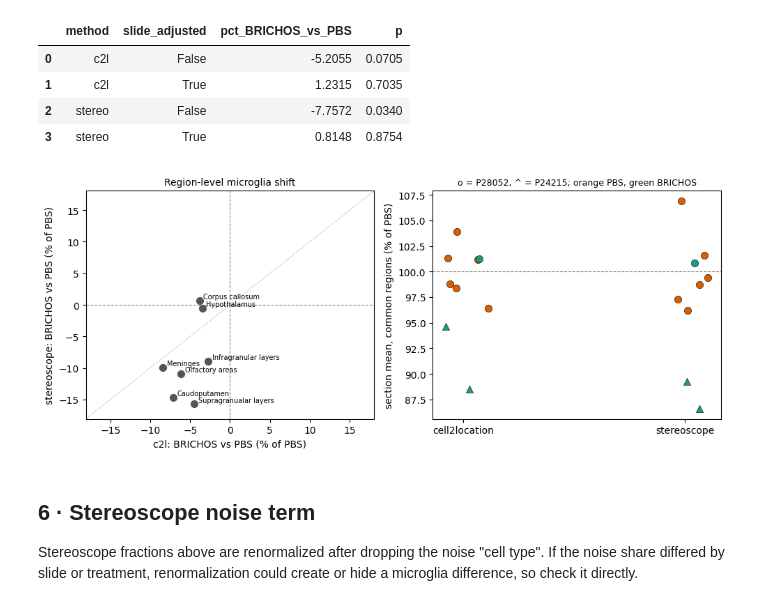
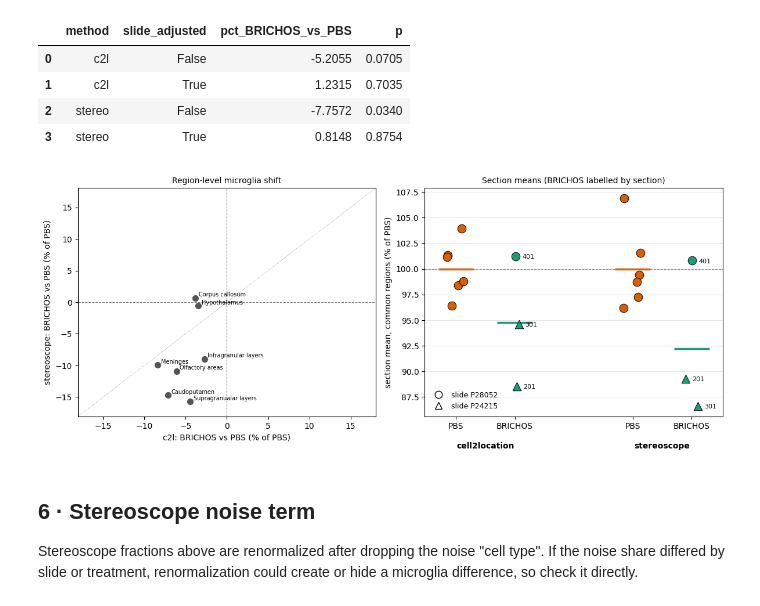
Before and after one commit to christoffermattssonlangseth/ST-BRICHOS, a Jupyter notebook: notebooks/03/09d-stereoscope-vs-cell2location.ipynb, the cells around one changed output. Drawn from its saved outputs; the diff is of its cells as text; code cells hidden in the pictures.

```diff
--- a/notebooks/03/09d-stereoscope-vs-cell2location.ipynb
+++ b/notebooks/03/09d-stereoscope-vs-cell2location.ipynb
@@ -298,34 +298,52 @@ display(reg_mixed.round(4))
 | 2 | stereo | False | -7.7572 | 0.0340 |
 | 3 | stereo | True | 0.8148 | 0.8754 |
 # %%
-fig, axes = plt.subplots(1, 2, figsize=(10, 4.2))
+fig, axes = plt.subplots(1, 2, figsize=(12, 5))
 ax = axes[0]
 ax.scatter(reg_delta.pct_c2l, reg_delta.pct_stereo, s=50, c='#555', zorder=3)
 for r, row in reg_delta.iterrows():
     ax.annotate(r, (row.pct_c2l, row.pct_stereo), fontsize=7, xytext=(4, 2), textcoords='offset points')
 lim = 1.15 * np.abs(reg_delta[['pct_c2l', 'pct_stereo']].values).max()
 ax.axhline(0, c='grey', lw=.8, ls='--'); ax.axvline(0, c='grey', lw=.8, ls='--')
 ax.plot([-lim, lim], [-lim, lim], c='grey', lw=.6, ls=':')
 ax.set_xlim(-lim, lim); ax.set_ylim(-lim, lim)
 ax.set_xlabel('c2l: BRICHOS vs PBS (% of PBS)'); ax.set_ylabel('stereoscope: BRICHOS vs PBS (% of PBS)')
 ax.set_title('Region-level microglia shift', fontsize=10)
 
 ax = axes[1]
+rng = np.random.default_rng(0)
+d = rs[rs[TREAT_KEY] != 'WT']
 for i, m in enumerate(METHODS):
-    d = rs[rs[TREAT_KEY] != 'WT']
     pbs_mean = d.loc[d[TREAT_KEY] == 'PBS', f'mg_{m}'].mean()
     sm = d.groupby([SAMPLE_KEY, TREAT_KEY, 'slide'], observed=True)[f'mg_{m}'].mean().reset_index()
-    for _, r in sm.iterrows():
-        ax.scatter(i + np.random.uniform(-.12, .12), 100 * r[f'mg_{m}'] / pbs_mean, c=TCOL[r[TREAT_KEY]],
-                   marker='o' if r['slide'] == 'P28052' else '^', s=55, edgecolor='k', lw=.4)
+    sm['pct'] = 100 * sm[f'mg_{m}'] / pbs_mean
+    for j, t in enumerate(['PBS', 'BRICHOS']):
+        g = sm[sm[TREAT_KEY] == t]
+        x0 = 3 * i + j
+        xj = x0 + rng.uniform(-.15, .15, len(g))
+        for sl, mk in {'P28052': 'o', 'P24215': '^'}.items():
+            msk = (g['slide'] == sl).values
+            ax.scatter(xj[msk], g['pct'].values[msk], marker=mk, s=110, c=TCOL[t], edgecolor='k', lw=.7, zorder=3)
+        for x, (_, row) in zip(xj, g.iterrows()):
+            if row[TREAT_KEY] == 'BRICHOS':
+                ax.annotate(row[SAMPLE_KEY].split('_')[1], (x, row['pct']), fontsize=8,
+                            xytext=(8, -3), textcoords='offset points')
+        ax.hlines(g['pct'].mean(), x0 - .3, x0 + .3, color=TCOL[t], lw=2.5)
 ax.axhline(100, c='grey', lw=.8, ls='--')
-ax.set_xticks([0, 1]); ax.set_xticklabels(['cell2location', 'stereoscope'])
+ax.set_xticks([0, 1, 3, 4]); ax.set_xticklabels(['PBS', 'BRICHOS', 'PBS', 'BRICHOS'])
+for i, m in enumerate(['cell2location', 'stereoscope']):
+    ax.text(3 * i + .5, -0.14, m, transform=ax.get_xaxis_transform(), ha='center', fontsize=10, weight='bold')
 ax.set_ylabel('section mean, common regions (% of PBS)')
-ax.set_title('o = P28052, ^ = P24215; orange PBS, green BRICHOS', fontsize=9)
+ax.grid(axis='y', alpha=.3)
+from matplotlib.lines import Line2D
+ax.legend(handles=[Line2D([], [], marker='o', ls='', mfc='w', mec='k', ms=9, label='slide P28052'),
+                   Line2D([], [], marker='^', ls='', mfc='w', mec='k', ms=9, label='slide P24215')],
+          frameon=False, fontsize=9, loc='lower left')
+ax.set_title('Section means (BRICHOS labelled by section)', fontsize=10)
 fig.tight_layout(); fig.savefig(FIG / 'deconv_stereo_vs_c2l_regions.png', dpi=200, bbox_inches='tight')
 plt.show()
 # %% [output]
-[figure, old version]
+[figure, new version]
 # %% [markdown]
 ## 6 · Stereoscope noise term
 
```
Also changed, not shown: 3 other files.
